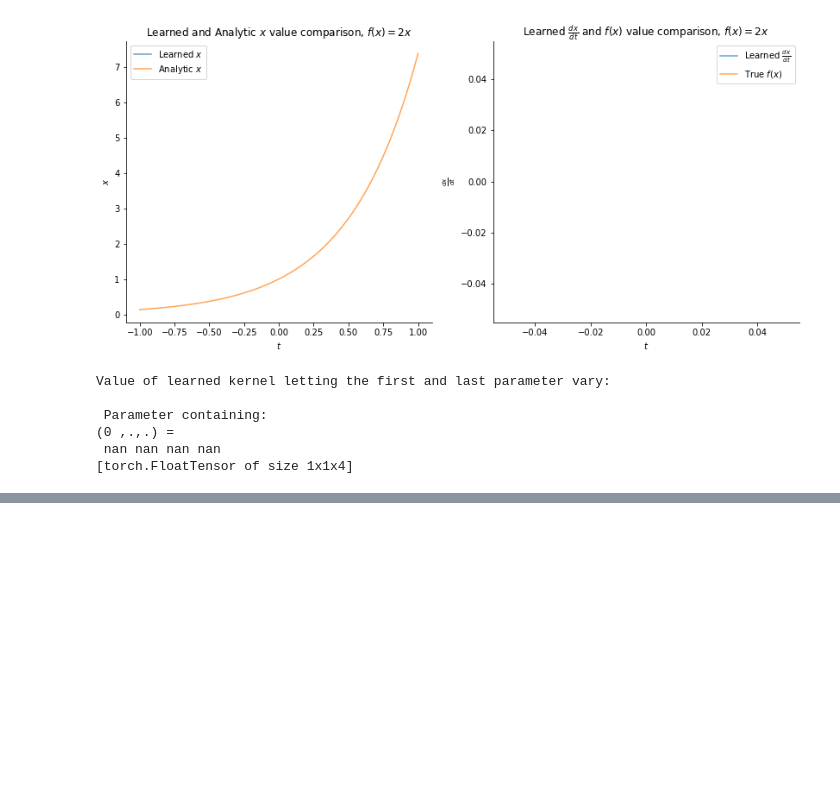
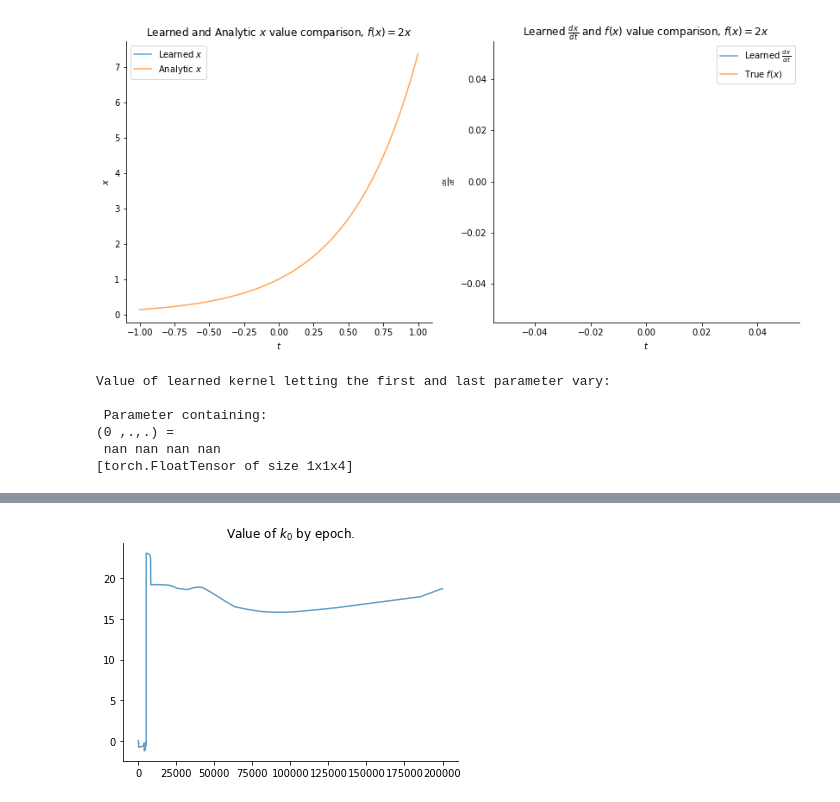
Before and after one commit to dsondak/pavlos_research, a Jupyter notebook: diff_eq/1.0_learn_diff_eq.ipynb, the cells around one changed output, grey strips where cells are left out. Drawn from its saved outputs; the diff is of its cells as text; code cells hidden in the pictures; blank space fills up the shorter version.

```diff
--- a/diff_eq/1.0_learn_diff_eq.ipynb
+++ b/diff_eq/1.0_learn_diff_eq.ipynb
@@ -476,0 +481,7 @@ sns.despine()
+# %%
+# Plot differentiation kernel weight
+plt.plot(diff_kernel_w, alpha=0.7)
+plt.title('Value of $k_0$ by epoch.');
+sns.despine()
+# %% [output]
+[figure, added]
```
Also changed, not shown: parts of 7 cells of this notebook, 1 other file.
